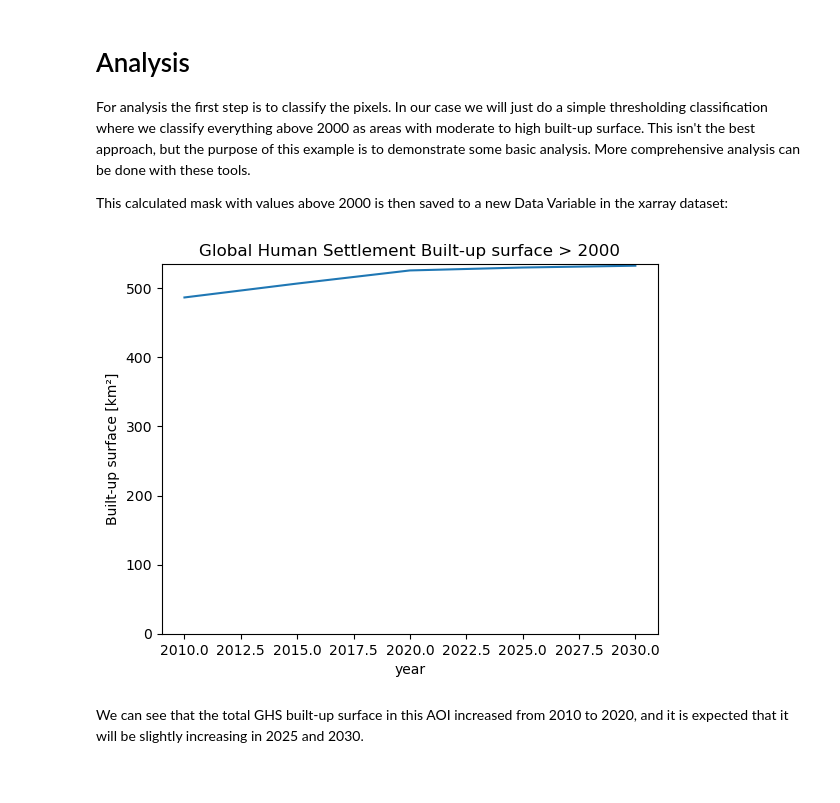
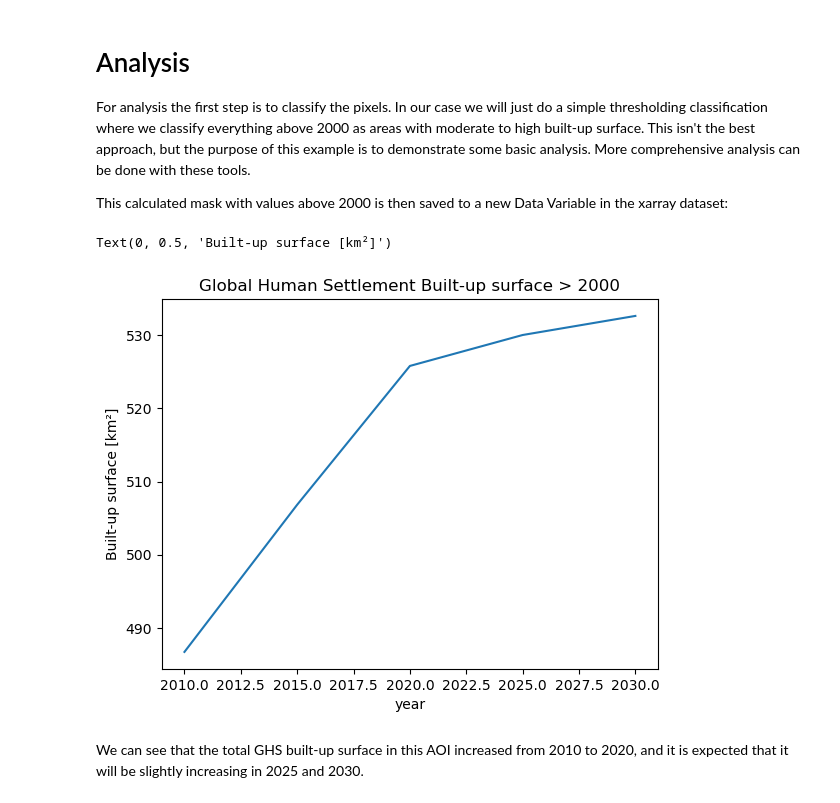
Before and after one commit to lugeo17/test-projects, a Jupyter notebook: LST-GHS-demo-udene.ipynb, the cells around one changed output. Cells and saved outputs as stored; diff of their text form; code cells hidden in the pictures.

```diff
--- a/LST-GHS-demo-udene.ipynb
+++ b/LST-GHS-demo-udene.ipynb
@@ -59,8 +59,8 @@ If you are using the Sentinel Hub Python package for the Copernicus Data Space E
 # Only run this cell if you have not created a configuration.
 
 config = SHConfig()
-#config.sh_client_id = getpass.getpass("Enter your SentinelHub client id")
-#config.sh_client_secret = getpass.getpass("Enter your SentinelHub client secret")
+config.sh_client_id = getpass.getpass("Enter your SentinelHub client id")
+config.sh_client_secret = getpass.getpass("Enter your SentinelHub client secret")
 config.sh_token_url = "https://identity.dataspace.copernicus.eu/auth/realms/CDSE/protocol/openid-connect/token"
 config.sh_base_url = "https://sh.dataspace.copernicus.eu"
 #config.save("cdse")
@@ -263,7 +263,7 @@ function evaluatePixel(samples) {
 # %% [markdown]
 The bounding box, coordinate reference system, and spatial resolution is now defined. The original spatial resolution of the data is 100 m.
 # %%
-#time_interval=("2010-01-01", "2010-01-02")
+time_interval=("2010-01-01", "2010-01-02")
 bbox_coords = [28.566742,40.820321,29.408569,41.337654]
 epsg = 3035
 # Convert to 3035 to get crs with meters as units
@@ -391,10 +391,7 @@ ds_ghs = xr.open_mfdataset(
 )
 ds_ghs = ds_ghs.rename(
     {
-        "band_1": "R",
-        "band_2": "G",
-        "band_3": "B",
-        "band_4": "GHSS",
+        "band_1": "GHS_BUILT_S",
     }
 )
-ds_ghs = ds_ghs / 10000
+ds_ghs = ds_ghs
@@ -454,20 +449,20 @@ For analysis the first step is to classify the pixels. In our case we will just
 
 This calculated mask with values above 2000 is then saved to a new Data Variable in the xarray dataset:
 # %%
-ds_ghs["GHS_2000"] = ds_ghs.band_1 > 2000
+ds_ghs["GHS_2000"] = ds_ghs.GHS_BUILT_S > 2000
 # %%
 def to_km2(dataarray, resolution):
     # Calculate built up surface
     return dataarray * np.prod(list(resolution)) / 1e6 #convert area to km2
 
 
 builtup_pixels = ds_ghs.GHS_2000.sum(["x", "y"])
 builtup_area_km2 = to_km2(builtup_pixels, resolution)
 builtup_area_km2.plot()
 plt.title("Global Human Settlement Built-up surface > 2000")
 plt.ylabel("Built-up surface [km²]")
-plt.ylim(0);
 # %% [output]
+Text(0, 0.5, 'Built-up surface [km²]')
-[figure, old version]
+[figure, new version]
 # %% [markdown]
 We can see that the total GHS built-up surface in this AOI increased from 2010 to 2020, and it is expected that it will be slightly increasing in 2025 and 2030.
```
Also changed, not shown: parts of 5 cells of this notebook, 1 other file.
